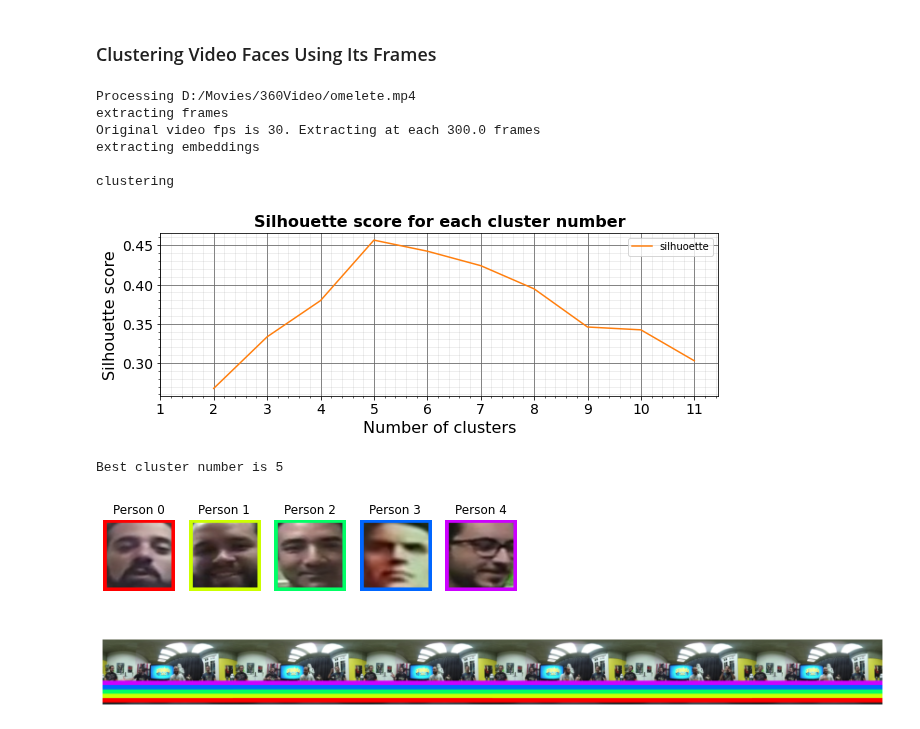
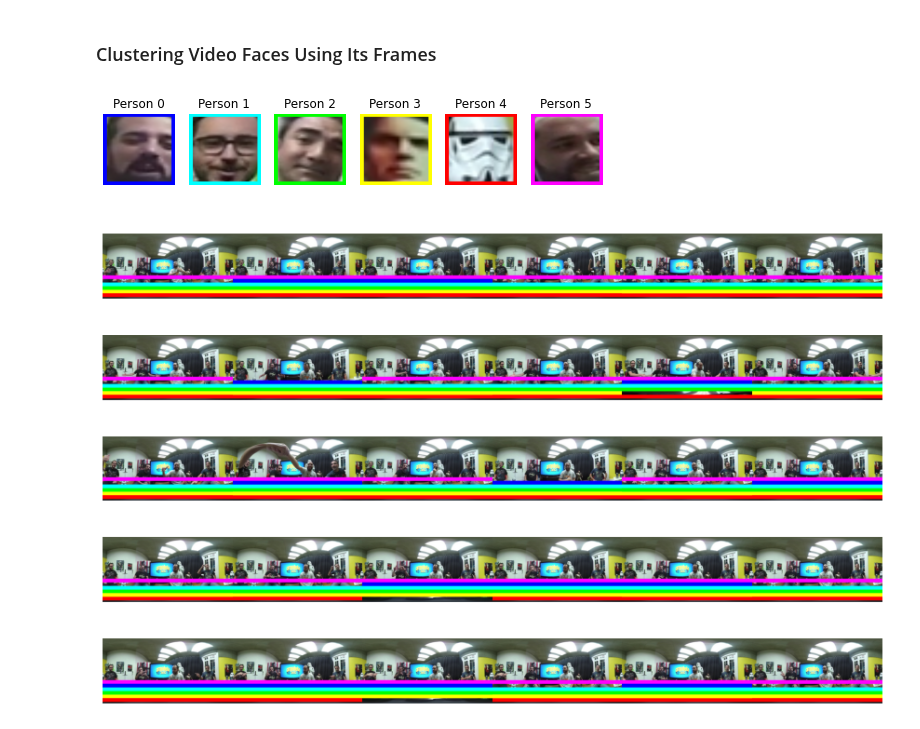
Before and after one commit to TeleMidia/faces360, a Jupyter notebook: ipynb/video360_face_clustering.ipynb, the cells around one changed output. Saved outputs shown, nothing was run; the diff lists cells and outputs as text; code cells hidden in the pictures.

Commit message:
adapted video clustering to work with 360 face detectors.

```diff
--- a/ipynb/video360_face_clustering.ipynb
+++ b/ipynb/video360_face_clustering.ipynb
@@ -8,22 +12,18 @@ from faces_clustering import VideoClustering
 # %% [output]
 Using TensorFlow backend.
+# %%
+mtcnn_torch = MTCNN_Torch()
+mtcnn_tf = MTCNN_tf()
+viewports_torch = ViewportsFaceDetector(torch = True, width = 200, rows = 3, cols = 6, nms_th=0.25)
+viewports_tf = ViewportsFaceDetector(torch = False, width = 200, rows = 3, cols = 6, nms_th=0.25)
 # %%
-video_clustering = VideoClustering('senet50', 'agglomerative', verbose=2)
+video_clustering = VideoClustering('senet50', viewports_torch, 'agglomerative', verbose=0)
 # %% [markdown]
 ### Clustering Video Faces Using Its Frames
 # %%
-res = video_clustering.cluster("D:/Movies/360Video/omelete.mp4", fps=0.1)
+res = video_clustering.cluster("D:/Movies/360Video/omelete.mp4", fps=1)
-# %% [output]
-Processing D:/Movies/360Video/omelete.mp4
-extracting frames
-Original video fps is 30. Extracting at each 300.0 frames
-extracting embeddings
-
-clustering
-[figure, removed]
-Best cluster number is 5
 # %%
-video_clustering.display_timeline(limit = 10, lines = True)
+video_clustering.display_timeline(lines = True, limit = 30)
 # %% [output]
-[figure, old version]
+[figure, new version]
-[figure, old version]
+[figure, new version]
```
Also changed, not shown: parts of 1 cell of this notebook, 2 other files.
